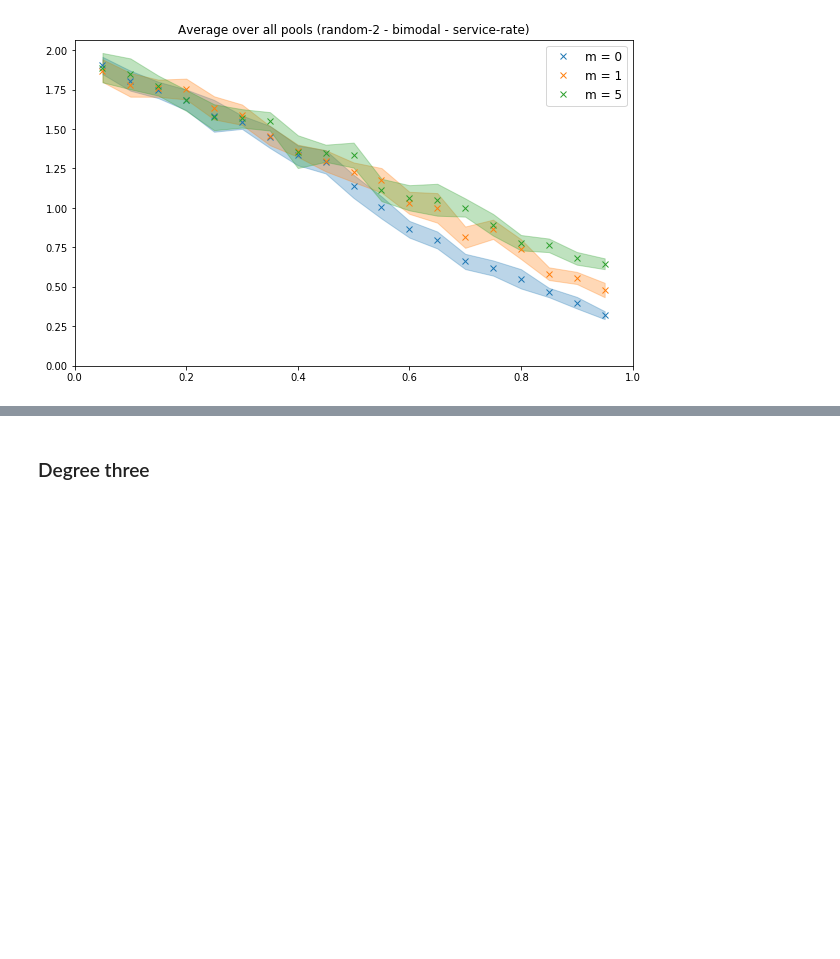
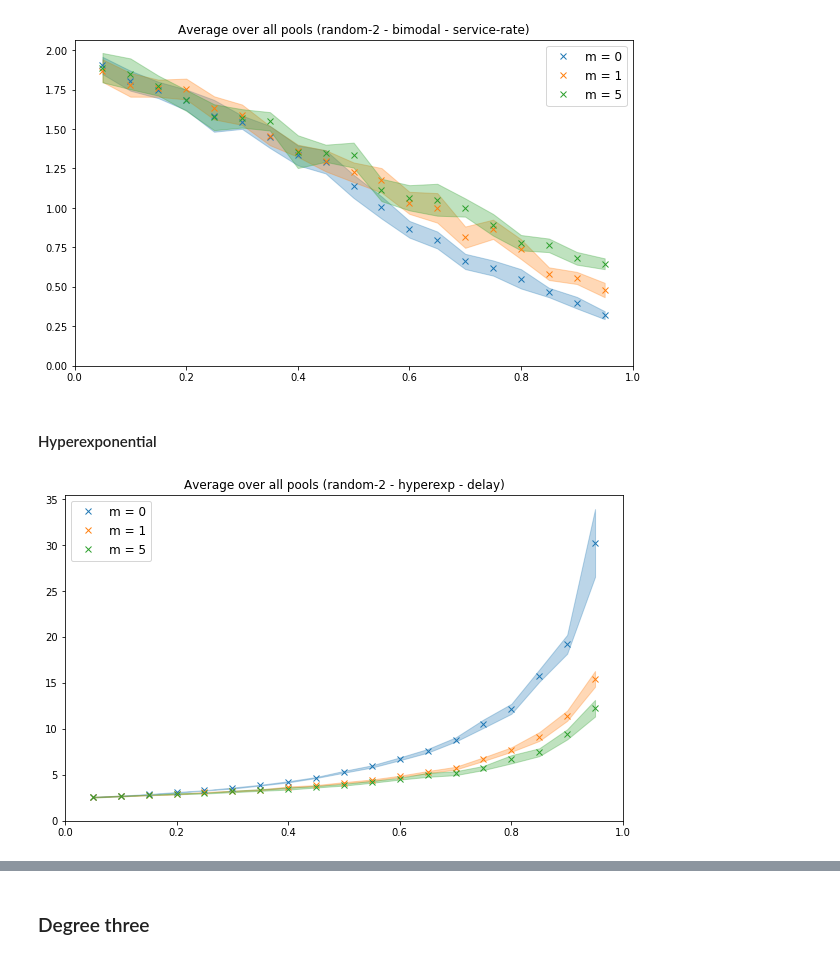
Before and after one commit to ccomte/phd-thesis, a Jupyter notebook: 7-job-scheduling/plot.ipynb, the cells around one changed output, grey strips where cells are left out. Cells and saved outputs as stored; diff of their text form; code cells hidden in the pictures; blank space fills up the shorter version.

Commit message:
Add simulations in Chapter 7
Add 'random-hyperexp-fcfs.c' and 'random-hyperexp-scheduling.c'.

```diff
--- a/7-job-scheduling/plot.ipynb
+++ b/7-job-scheduling/plot.ipynb
@@ -158,3 +158,9 @@ random('random-2', 'bimodal', 'delay')
 random('random-2', 'bimodal', 'service-rate')
 # %% [output]
 [figure]
+# %% [markdown]
+#### Hyperexponential
+# %%
+random('random-2', 'hyperexp', 'delay')
+# %% [output]
+[figure, added]
```
Also changed, not shown: parts of 4 cells of this notebook, 4 other files.
